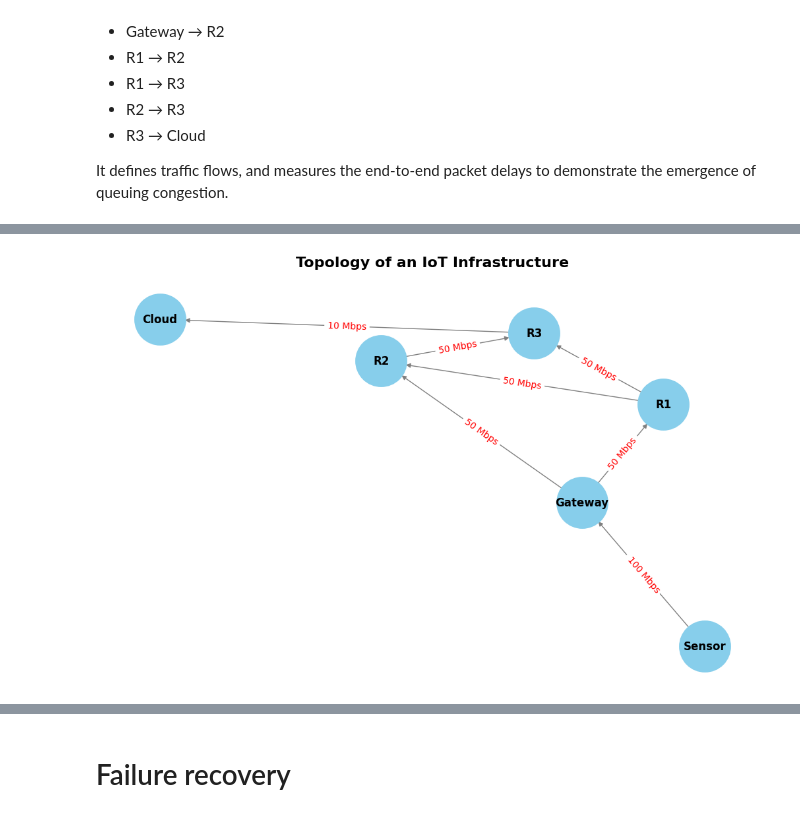
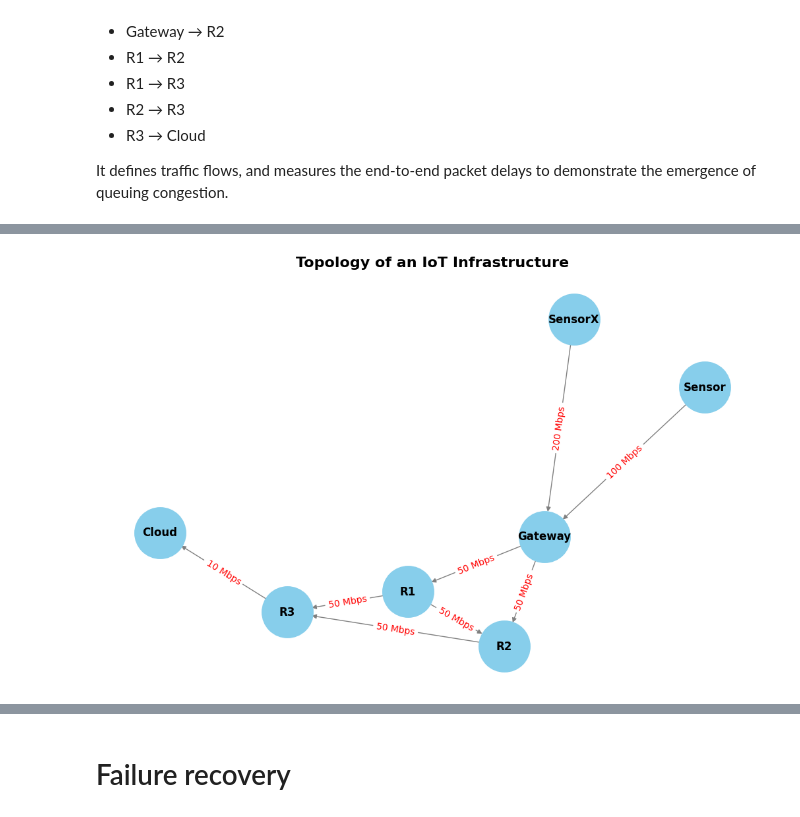
Before and after one commit to DadeOrsu/eclypse-plus-net, a Jupyter notebook: eclypse/network/demo_3.ipynb, the cells around one changed output, grey strips where cells are left out. Saved outputs shown, nothing was run; the diff lists cells and outputs as text; code cells hidden in the pictures.

```diff
--- a/eclypse/network/demo_3.ipynb
+++ b/eclypse/network/demo_3.ipynb
@@ -41,12 +41,13 @@ from eclypse.utils.defaults import DEFAULT_EDGE_LATENCY
 print("1. Setting up Infrastructure...")
 infra = Network("IoT_Network")
 
-infrastructure_nodes = ["Sensor", "Gateway", "R1", "R2", "R3", "Cloud"]
+infrastructure_nodes = ["Sensor","SensorX", "Gateway", "R1", "R2", "R3", "Cloud"]
 for node in infrastructure_nodes:
     infra.add_node(node, processing_time = 0.0001)  # 0.1 ms processing time for all nodes
 
 # Access Link (Sensor -> Gateway): 100 Mbps, 1 km
 infra.add_edge("Sensor", "Gateway", bandwidth_mbps=100, length_km=1)
+infra.add_edge("SensorX", "Gateway", bandwidth_mbps=200, length_km=1)
 
 # Core Network Links: 50 Mbps
 infra.add_edge("Gateway", "R1", bandwidth_mbps=50, length_km=5)
@@ -63,17 +64,26 @@ print("2. Setting up Application (Video Stream)...")
 app = NetworkAwareApplication("VideoApp")
 
 app.add_node("Sensor1", cpu=0, ram=0, gpu=0, storage=0, availability=0.0)
+app.add_node("SensorX1", cpu=0, ram=0, gpu=0, storage=0, availability=0.0)
 app.add_node("Cloud1", cpu=0, ram=0, gpu=0, storage=0, availability=0.0)
 
 
 app.add_edge("Sensor1",
              "Cloud1",
              packet_size_bytes=1500,
-             packets_per_step=1,
+             packets_per_step=10,
              bandwidth=0,
              latency=1000
             )
 
+
+app.add_edge("SensorX1",
+             "Cloud1",
+             packet_size_bytes=1500,
+             packets_per_step=10,
+             bandwidth=0,
+             latency=1000
+            )
 
 packet_event = PacketGenerationEvent()
 
@@ -82,7 +92,7 @@ reporting_metric = TrafficRoutingMetric(step_duration_s=0.0005)
 
 sim_config = SimulationConfig(
     seed=42,
-    max_steps=101,
+    max_steps=11,
     step_every_ms=500,
     path="./results",
     events=[packet_event, execution_event, reporting_metric],
@@ -97,6 +107,7 @@ sim = Simulation(infra, simulation_config=sim_config)
 
 strategy = StaticStrategy({
     "Sensor1": "Sensor",
+    "SensorX1": "SensorX",
     "Cloud1": "Cloud"
 })
 sim.register(app, placement_strategy=strategy)
@@ -125,37 +136,36 @@ sim.wait()
 import networkx as nx
 import matplotlib.pyplot as plt
 
 # Create a NetworkX graph from the infrastructure
 plt.figure(figsize=(10, 6))
 
-# Calculate the positions of the nodes using the spring layout algorithm
-pos = nx.spring_layout(infra, seed=42)
-
+pos_base = nx.kamada_kawai_layout(infra)
+pos = nx.spring_layout(infra, pos=pos_base, k=1.0, iterations=50, seed=42)
 # Draw the network with custom styling
 nx.draw(
     infra,
     pos,
     with_labels=True,
     node_color='skyblue',
     node_size=3000,
     font_size=12,
     font_weight='bold',
     edge_color='gray',
     linewidths=2
 )
 
 # print the bandwidth on the edges using the 'bandwidth_mbps' attribute
 edge_labels = nx.get_edge_attributes(infra, 'bandwidth_mbps')
 if edge_labels:
     # add "Mbps" to the bandwidth values for better readability
     formatted_labels = {edge: f"{bw} Mbps" for edge, bw in edge_labels.items()}
     nx.draw_networkx_edge_labels(infra, pos, edge_labels=formatted_labels, font_color='red')
 
 plt.title("Topology of an IoT Infrastructure", fontsize=16, fontweight='bold', pad=20)
 plt.axis('off')  # Hide axes for better visualization
 plt.show()
 # %% [output]
-[figure, old version]
+[figure, new version]
 # %%
 import pandas as pd
 import matplotlib.pyplot as plt
```
Also changed, not shown: parts of 3 cells of this notebook, 1 other file.
